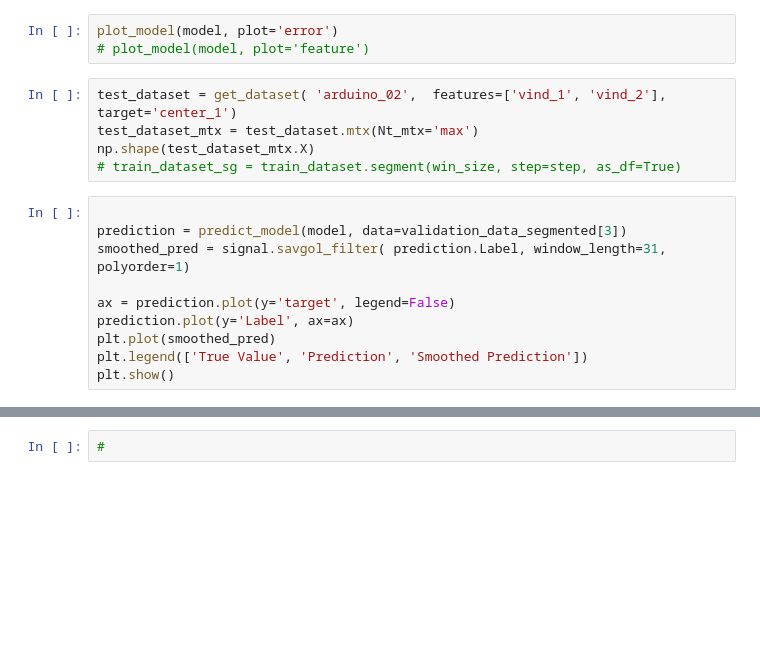
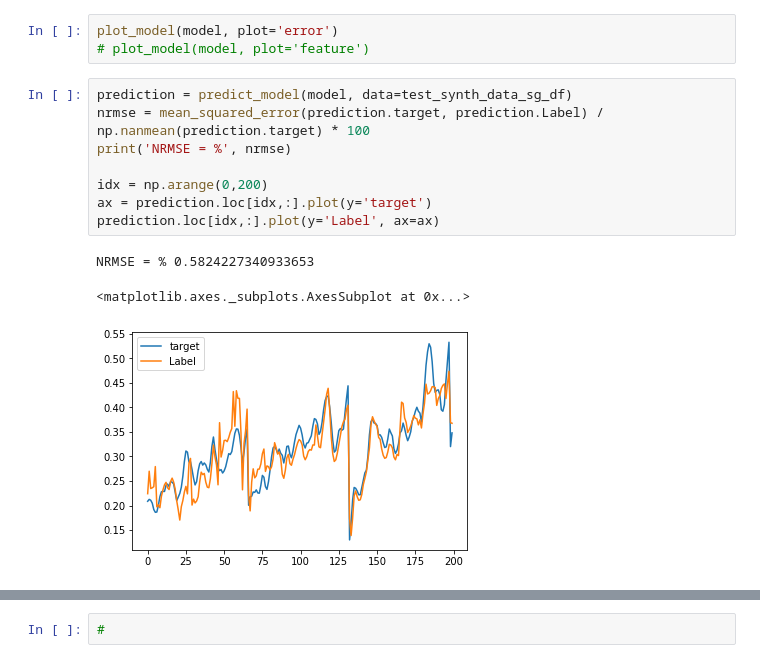
Before and after one commit to negargolestani/kinect_motion_tracking, a Jupyter notebook: test.ipynb, the cells around one changed output, grey strips where cells are left out. Saved outputs shown, nothing was run; the diff lists cells and outputs as text; blank space fills up the shorter version.

```diff
--- a/test.ipynb
+++ b/test.ipynb
@@ -54,18 +55,15 @@ IntProgress(value=0, description='Processing: ', max=16)
 # %%
 plot_model(model, plot='error')
 # plot_model(model, plot='feature')
-# %%
-test_dataset = get_dataset( 'arduino_02',  features=['vind_1', 'vind_2'], target='center_1')
-test_dataset_mtx = test_dataset.mtx(Nt_mtx='max')
-np.shape(test_dataset_mtx.X)
-# train_dataset_sg = train_dataset.segment(win_size, step=step, as_df=True)
-# %%
-
-prediction = predict_model(model, data=validation_data_segmented[3])
-smoothed_pred = signal.savgol_filter( prediction.Label, window_length=31, polyorder=1)
-
-ax = prediction.plot(y='target', legend=False)
-prediction.plot(y='Label', ax=ax)
-plt.plot(smoothed_pred)
-plt.legend(['True Value', 'Prediction', 'Smoothed Prediction'])
-plt.show()
+# %%
+prediction = predict_model(model, data=test_synth_data_sg_df)
+nrmse = mean_squared_error(prediction.target, prediction.Label) / np.nanmean(prediction.target) * 100
+print('NRMSE = %', nrmse)
+
+idx = np.arange(0,200)
+ax = prediction.loc[idx,:].plot(y='target')
+prediction.loc[idx,:].plot(y='Label', ax=ax)
+# %% [output]
+NRMSE = % 0.5824227340933653
+<matplotlib.axes._subplots.AxesSubplot at 0x...>
+[figure, added]
```
Also changed, not shown: parts of 9 cells of this notebook, 16 other files.
